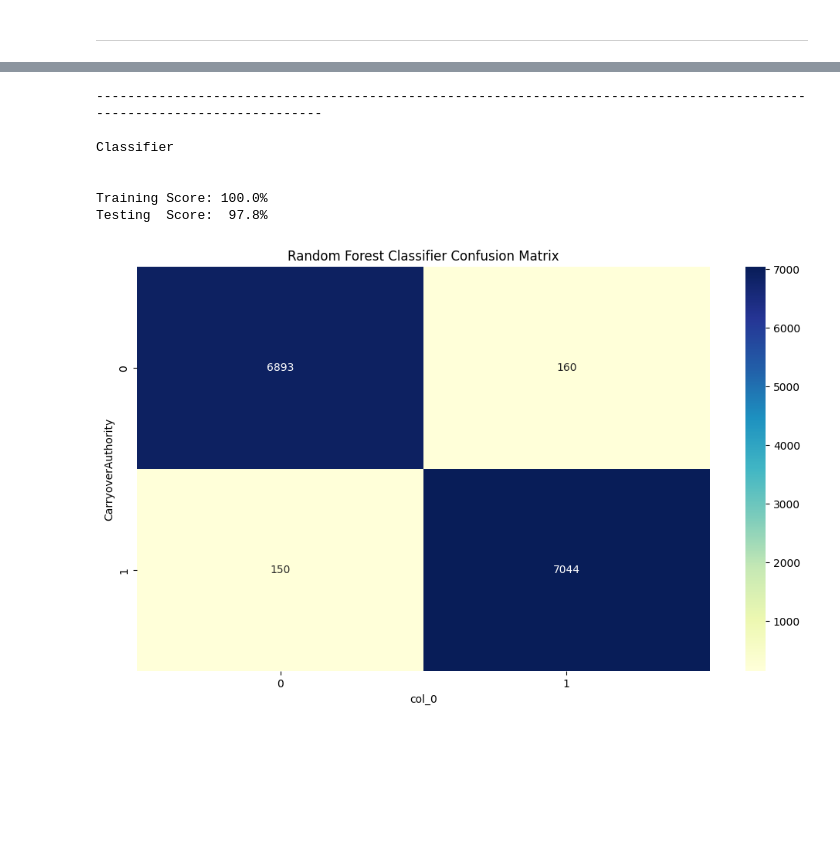
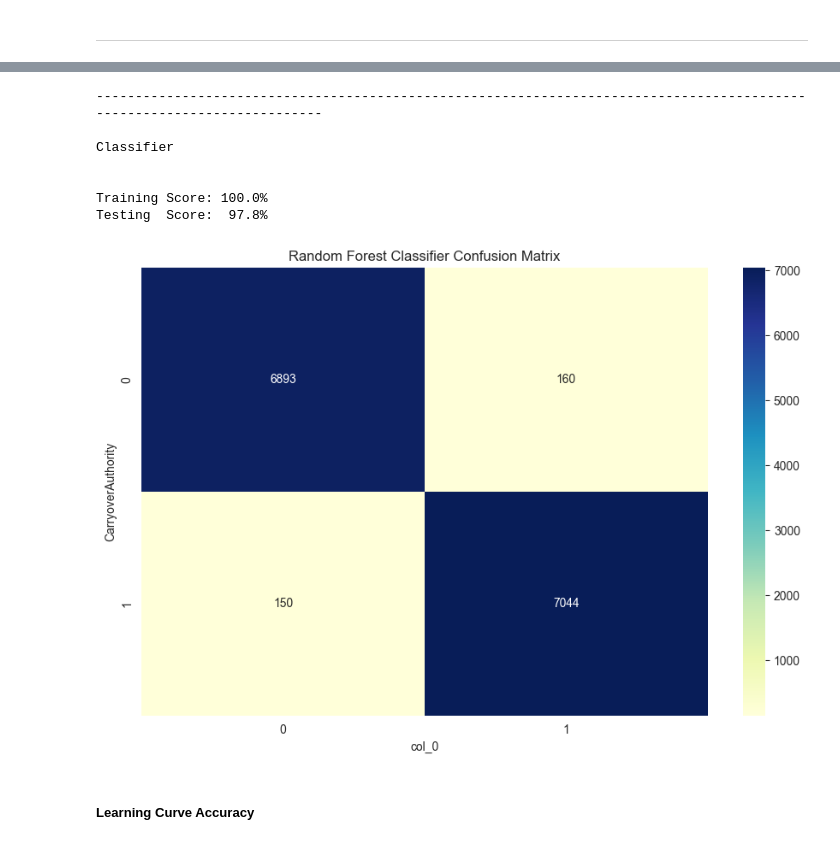
Before and after one commit to is-leeroy-jenkins/Sake, a Jupyter notebook: models.ipynb, the cells around one changed output, grey strips where cells are left out. Saved outputs shown, nothing was run; the diff lists cells and outputs as text; code cells hidden in the pictures; blank space fills up the shorter version.

```diff
--- a/models.ipynb
+++ b/models.ipynb
@@ -66,7 +83,7 @@ ___
 ##### Balances Dataset
 # %%
 # Load the Excel file
-file_path_balances = r'C:\Users\terry\Desktop\Account Balances.xlsx'
+file_path_balances = r'C:\Users\terry\source\repos\Boo\data\excel\Account Balances.xlsx'
 df_balances = pd.read_excel( file_path_balances, sheet_name = 'Data' )
 numeric_columns = [ 'CarryoverAuthority', 'CarryoverAdjustments', 'AnnualAppropriations',
                     'BorrowingAuthority', 'ContractAuthority', 'OffsettingReceipts',
@@ -95,7 +112,7 @@ print( 'Descriptive Statistics - Balances Dataset' )
 print( nwln )
 
 # Descriptive Statistics & Probability Distributions
-df_descriptive = df_dataset[ numeric_columns ].describe( percentiles=[ .25, .5, .75 ] )
+df_descriptive = df_dataset[ numeric_columns ].describe( percentiles=[ .10, .25, .5, .75, .95 ] )
 
 df_descriptive.round( 2 )
 # %% [output]
@@ -553,38 +833,40 @@ classifier = (target > target.median( )).astype(int )
 
 # Standardize features
 scaler = StandardScaler()
 data = scaler.fit_transform( values )
 
 # Split values
-X_train, X_test, y_train, y_test = train_test_split( data, classifier, random_state=42 )
+X_train_cls, X_test_cls, y_train_cls, y_test_cls = train_test_split( data, classifier, random_state=42 )
 
 # Fit & Predict
 rf_cls = RandomForestClassifier(n_estimators=100, random_state=42)
-rf_cls.fit( X_train, y_train )
-y_pred_class = rf_cls.predict( X_test )
+rf_cls.fit( X_train_cls, y_train_cls )
+y_pred_rf_cls = rf_cls.predict( X_test_cls )
 print( hdr )
 print( 'Classifier' )
 print( nwln )
 
 # Score Model
-training_score = f'Training Score: {rf_cls.score( X_train, y_train ):.1%}'
-testing_score = f'Testing  Score:  {rf_cls.score( X_test, y_test ):.1%}'
+training_score = f'Training Score: {rf_cls.score( X_train_cls, y_train_cls ):.1%}'
+testing_score = f'Testing  Score:  {rf_cls.score( X_test_cls, y_test_cls ):.1%}'
 print( training_score )
 print( testing_score )
 print( nwln )
 
-plt.figure(figsize=(10, 6))
-sns.heatmap( pd.crosstab(y_test, y_pred_class ), annot=True, fmt='d', cmap='YlGnBu' )
+plt.figure(figsize=( 9, 6 ) )
+sns.heatmap( pd.crosstab(y_test_cls, y_pred_rf_cls ), annot=True, fmt='d', cmap='YlGnBu' )
 plt.tight_layout( )
 plt.title('Random Forest Classifier Confusion Matrix')
 plt.grid(False)
 plt.show( )
 # %% [output]
 ------------------------------------------------------------------------------------------------------------------------
 
 Classifier
 
 
 Training Score: 100.0%
 Testing  Score:  97.8%
-[figure, old version]
+[figure, new version]
+# %% [markdown]
+##### Learning Curve Accuracy
```
Also changed, not shown: parts of 139 cells of this notebook, 3 other files.
